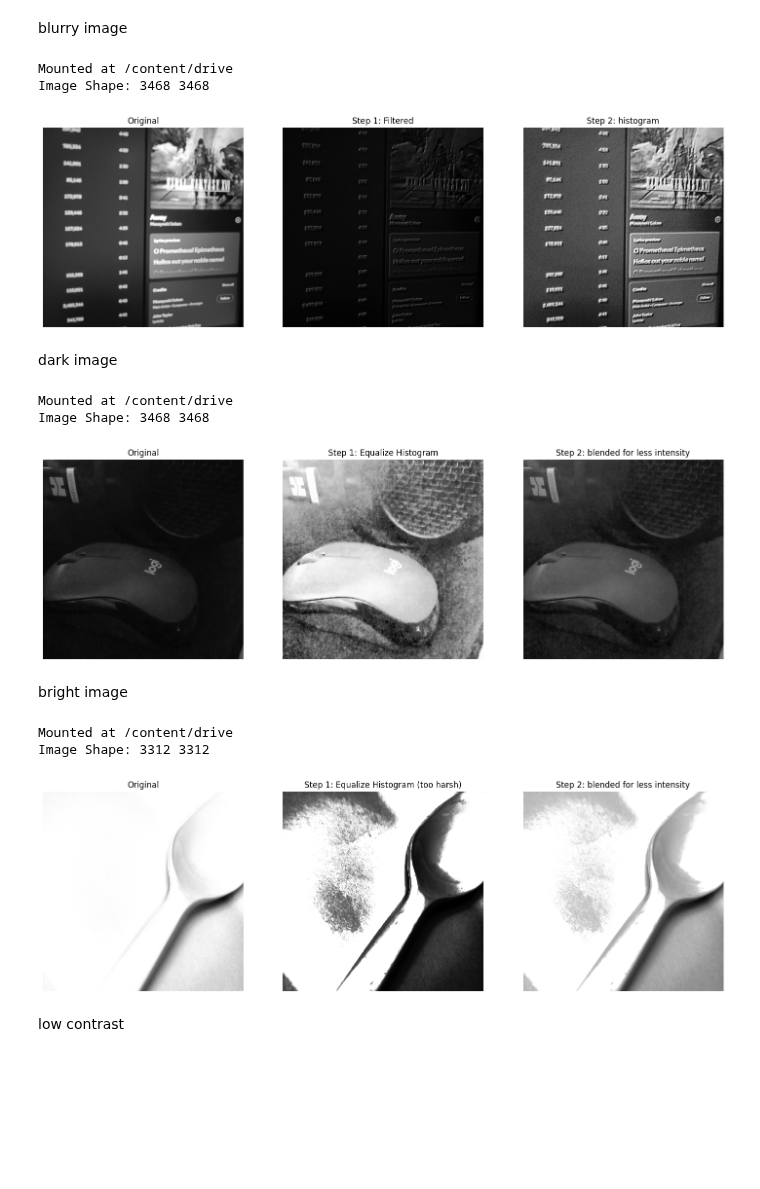
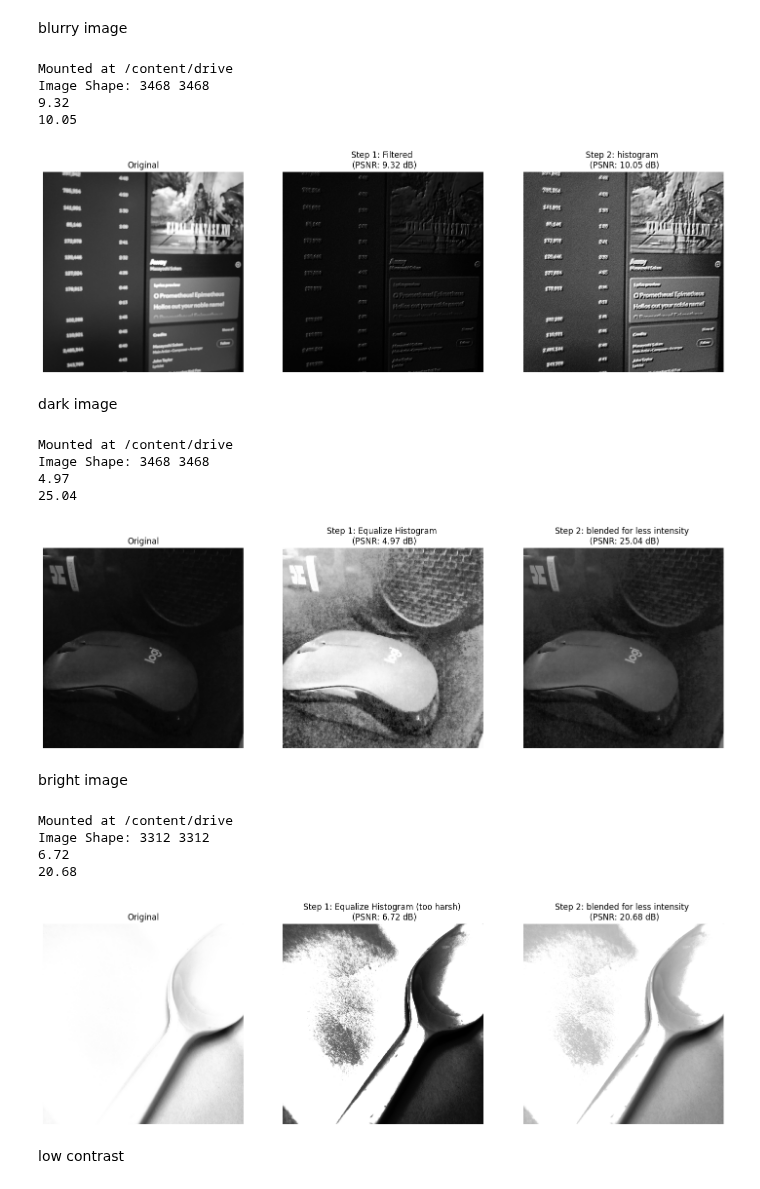
Before and after one commit to jasminealyaa1212/PCD-Assignment-2, a Jupyter notebook: PCD__Assignment02_558659_Jasmine.ipynb, the cells around one changed output. Saved outputs shown, nothing was run; the diff lists cells and outputs as text; code cells hidden in the pictures; blank space fills up the shorter version.

```diff
--- a/PCD__Assignment02_558659_Jasmine.ipynb
+++ b/PCD__Assignment02_558659_Jasmine.ipynb
@@ -14,35 +14,41 @@ from google.colab import drive
 
 drive.mount('/content/drive', force_remount=True)
 
 image_path = '/content/drive/MyDrive/semester 3/Digital Image Processing/Assignment 2/blurry image2.jpg'
 img = cv2.imread(image_path, cv2.IMREAD_GRAYSCALE)
 
 linear = np.array([[-2, -1,  0],
                    [-1,  0.12,  1],
                    [ 0,  1,  2]])
 
 filter = cv2.filter2D(src=img, ddepth=-3, kernel=linear)
 
 histogram = cv2.equalizeHist(filter)
 
+psnr_filter = cv2.PSNR(img, filter)
+psnr_histogram = cv2.PSNR(img, histogram)
 
 m, n = img.shape
 print('Image Shape:', m, n)
+print(f'{psnr_filter:.2f}')
+print(f'{psnr_histogram:.2f}')
 
 images = [img, filter, histogram]
-titles = ['Original', 'Step 1: Filtered', 'Step 2: histogram']
+titles = ['Original', f'Step 1: Filtered \n (PSNR: {psnr_filter:.2f} dB)', f'Step 2: histogram \n (PSNR: {psnr_histogram:.2f} dB)']
 
 plt.figure(figsize=(18, 12))
 for i in range(3):
     plt.subplot(1, 3, i + 1)
     plt.imshow(images[i], cmap='gray')
     plt.title(titles[i])
     plt.axis('off')
 plt.show()
 # %% [output]
 Mounted at /content/drive
 Image Shape: 3468 3468
+9.32
+10.05
-[figure, old version]
+[figure, new version]
 # %% [markdown]
 dark image
 # %%
@@ -66,11 +72,16 @@ blended = cv2.addWeighted(img, alpha, filtered, beta, 0)
 
 gaussian = cv2.GaussianBlur(blended, (7, 7), 3)
 
+psnr_filtered = cv2.PSNR(img, filtered)
+psnr_blended = cv2.PSNR(img, blended)
+
 m, n = img.shape
 print('Image Shape:', m, n)
+print(f'{psnr_filtered:.2f}')
+print(f'{psnr_blended:.2f}')
 
 images = [img, filtered, blended]
-titles = ['Original', 'Step 1: Equalize Histogram', 'Step 2: blended for less intensity']
+titles = ['Original', f'Step 1: Equalize Histogram \n (PSNR: {psnr_filtered:.2f} dB)', f'Step 2: blended for less intensity \n (PSNR: {psnr_blended:.2f} dB)']
 
 plt.figure(figsize=(18, 12))
 for i in range(3):
@@ -82,7 +93,9 @@ plt.show()
 # %% [output]
 Mounted at /content/drive
 Image Shape: 3468 3468
+4.97
+25.04
-[figure, old version]
+[figure, new version]
 # %% [markdown]
 bright image
 # %%
@@ -104,12 +117,16 @@ alpha = 0.8
 beta = 1.0 - alpha
 blended = cv2.addWeighted(img, alpha, filtered, beta, 0)
 
+psnr_filtered = cv2.PSNR(img, filtered)
+psnr_blended = cv2.PSNR(img, blended)
+
 m, n = img.shape
 print('Image Shape:', m, n)
-
+print(f'{psnr_filtered:.2f}')
+print(f'{psnr_blended:.2f}')
 
 images = [img, filtered, blended, gaussian]
-titles = ['Original', 'Step 1: Equalize Histogram (too harsh)', 'Step 2: blended for less intensity']
+titles = ['Original', f'Step 1: Equalize Histogram (too harsh) \n (PSNR: {psnr_filtered:.2f} dB)', f'Step 2: blended for less intensity \n (PSNR: {psnr_blended:.2f} dB)']
 
 plt.figure(figsize=(18, 12))
 for i in range(3):
@@ -121,7 +138,9 @@ plt.show()
 # %% [output]
 Mounted at /content/drive
 Image Shape: 3312 3312
+6.72
+20.68
-[figure, old version]
+[figure, new version]
 # %% [markdown]
 low contrast
 # %%
```
Also changed, not shown: parts of 1 cell of this notebook.
